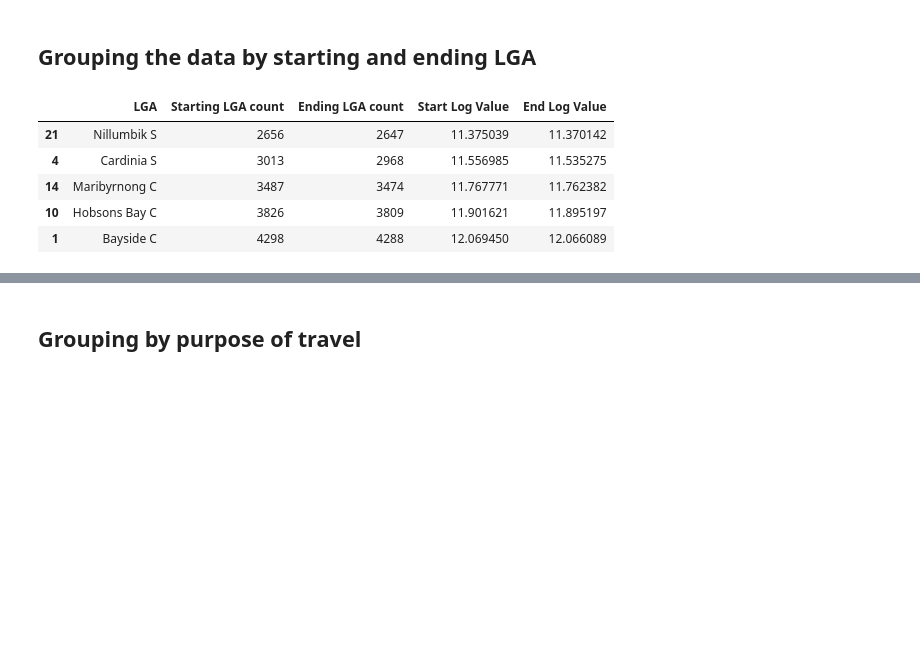
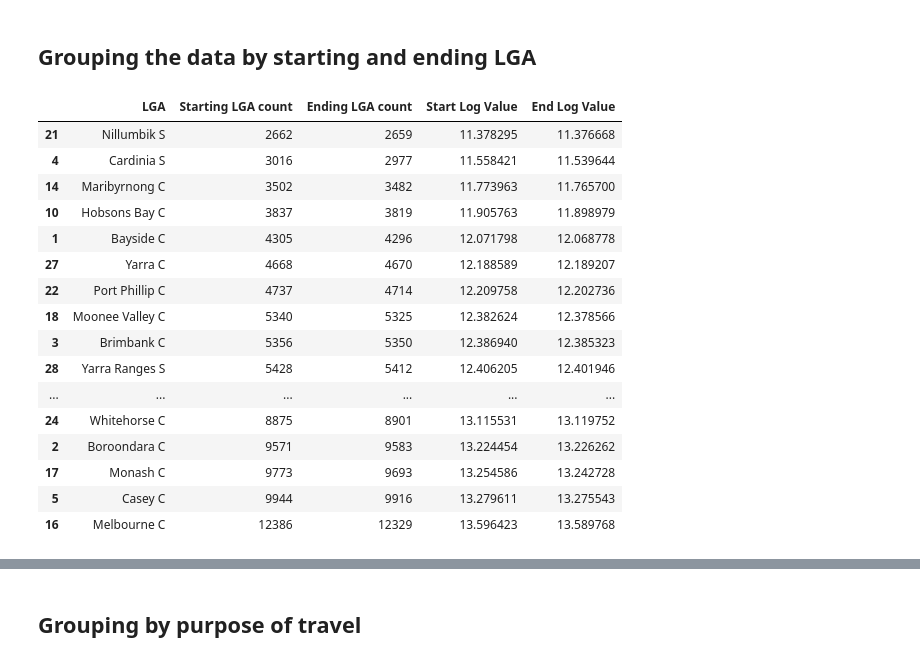
Before and after one commit to Abhidnya05/Project1Group1, a Jupyter notebook: VISTA Analyis.ipynb, the cells around one changed output, grey strips where cells are left out. Cells and saved outputs as stored; diff of their text form; code cells hidden in the pictures; blank space fills up the shorter version.

```diff
--- a/VISTA Analyis.ipynb
+++ b/VISTA Analyis.ipynb
@@ -122,14 +123,25 @@ LGA_count = LGA_count.sort_values('Starting LGA count')
 LGA_count['Start Log Value'] = np.log2(LGA_count['Starting LGA count'])
 LGA_count['End Log Value'] = np.log2(LGA_count['Ending LGA count'])
 # %%
-LGA_count.head()
+LGA_count.sort_values('Starting LGA count')
 # %% [output]
 |  | LGA | Starting LGA count | Ending LGA count | Start Log Value | End Log Value |
-| 21 | Nillumbik S | 2656 | 2647 | 11.375039 | 11.370142 |
-| 4 | Cardinia S | 3013 | 2968 | 11.556985 | 11.535275 |
-| 14 | Maribyrnong C | 3487 | 3474 | 11.767771 | 11.762382 |
-| 10 | Hobsons Bay C | 3826 | 3809 | 11.901621 | 11.895197 |
-| 1 | Bayside C | 4298 | 4288 | 12.069450 | 12.066089 |
+| 21 | Nillumbik S | 2662 | 2659 | 11.378295 | 11.376668 |
+| 4 | Cardinia S | 3016 | 2977 | 11.558421 | 11.539644 |
+| 14 | Maribyrnong C | 3502 | 3482 | 11.773963 | 11.765700 |
+| 10 | Hobsons Bay C | 3837 | 3819 | 11.905763 | 11.898979 |
+| 1 | Bayside C | 4305 | 4296 | 12.071798 | 12.068778 |
+| 27 | Yarra C | 4668 | 4670 | 12.188589 | 12.189207 |
+| 22 | Port Phillip C | 4737 | 4714 | 12.209758 | 12.202736 |
+| 18 | Moonee Valley C | 5340 | 5325 | 12.382624 | 12.378566 |
+| 3 | Brimbank C | 5356 | 5350 | 12.386940 | 12.385323 |
+| 28 | Yarra Ranges S | 5428 | 5412 | 12.406205 | 12.401946 |
+| ... | ... | ... | ... | ... | ... |
+| 24 | Whitehorse C | 8875 | 8901 | 13.115531 | 13.119752 |
+| 2 | Boroondara C | 9571 | 9583 | 13.224454 | 13.226262 |
+| 17 | Monash C | 9773 | 9693 | 13.254586 | 13.242728 |
+| 5 | Casey C | 9944 | 9916 | 13.279611 | 13.275543 |
+| 16 | Melbourne C | 12386 | 12329 | 13.596423 | 13.589768 |
 # %%
 #Create pie chart for melbourne compared to others
 labels = LGA_count['LGA'].unique()
```
Also changed, not shown: parts of 17 cells of this notebook, 1 other file.
